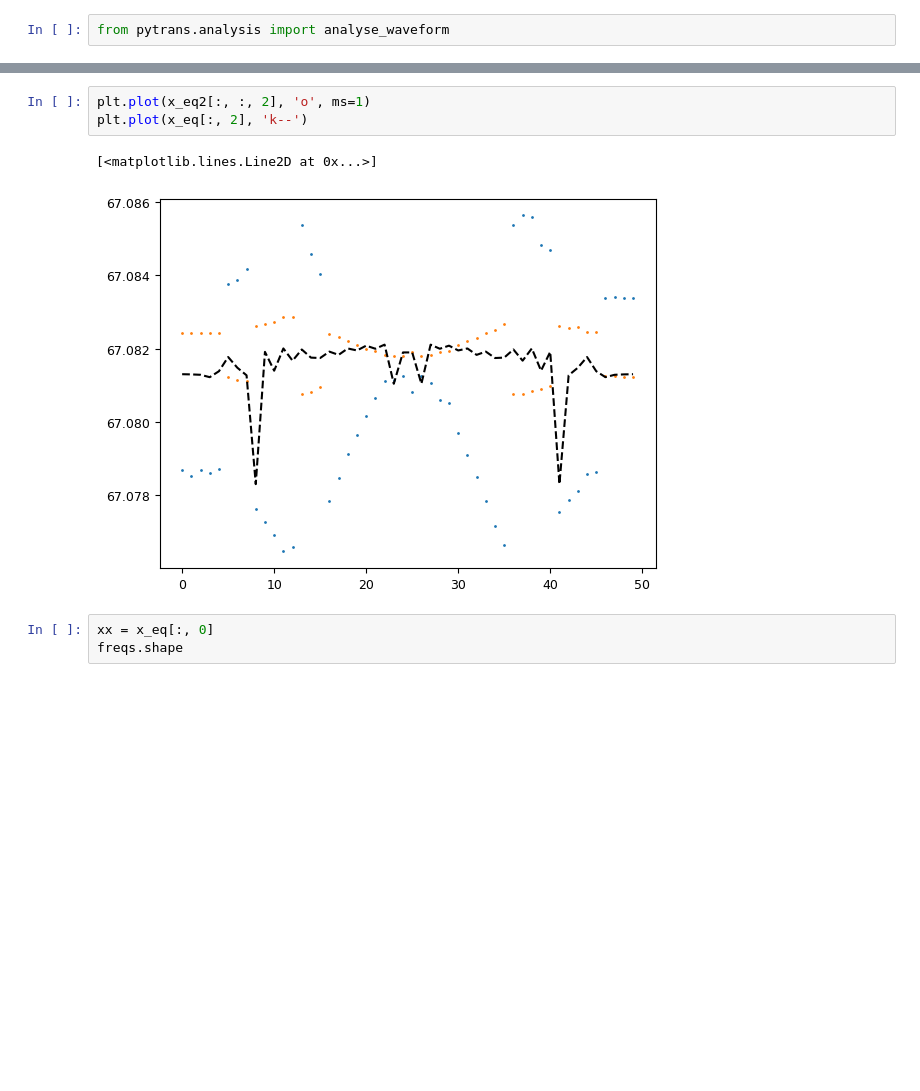
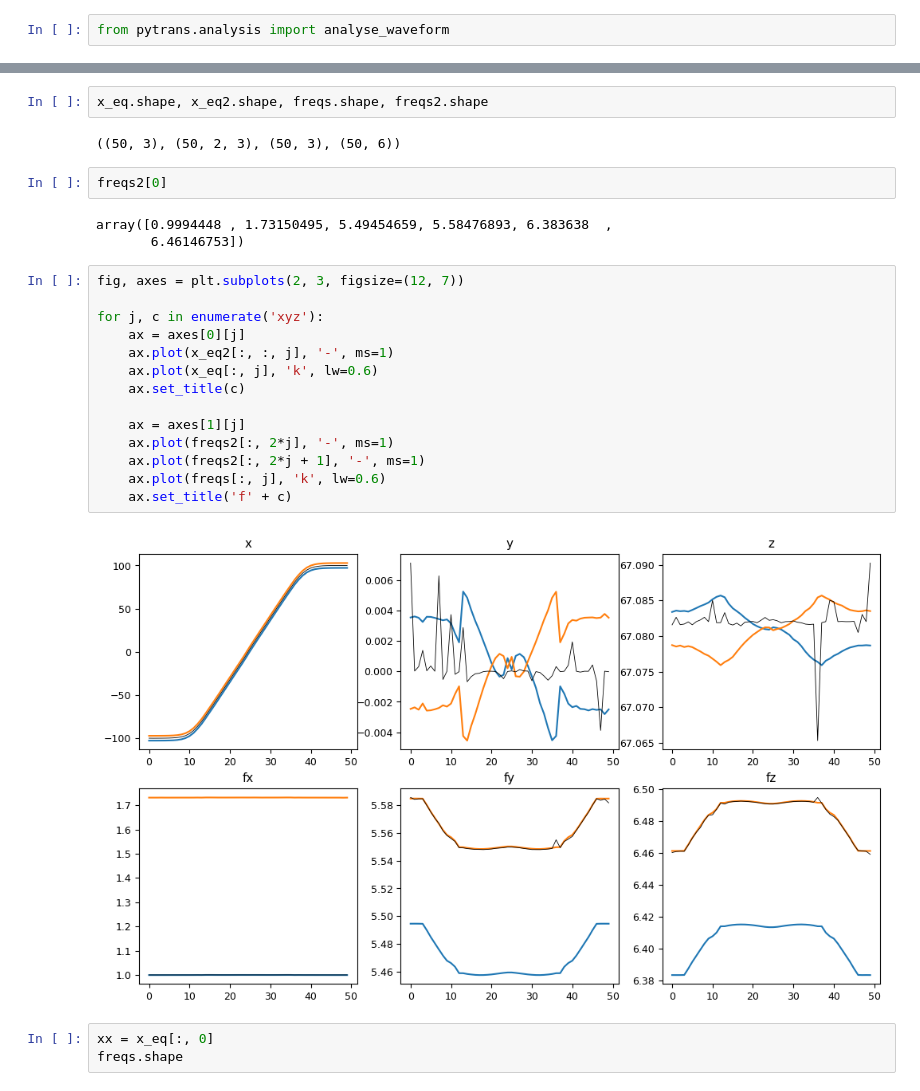
Before and after one commit to tiqi-group/pytrans-examples, a Jupyter notebook: examples/02_transport.ipynb, the cells around one changed output, grey strips where cells are left out. Saved outputs shown, nothing was run; the diff lists cells and outputs as text; blank space fills up the shorter version.

```diff
--- a/examples/02_transport.ipynb
+++ b/examples/02_transport.ipynb
@@ -146,9 +159,28 @@ x_eq2.shape
-# %%
-plt.plot(x_eq2[:, :, 2], 'o', ms=1)
-plt.plot(x_eq[:, 2], 'k--')
-# %% [output]
-[<matplotlib.lines.Line2D at 0x...>]
-[figure, removed]
+# %%
+x_eq.shape, x_eq2.shape, freqs.shape, freqs2.shape
+# %% [output]
+((50, 3), (50, 2, 3), (50, 3), (50, 6))
+# %%
+freqs2[0]
+# %% [output]
+array([0.9994448 , 1.73150495, 5.49454659, 5.58476893, 6.383638  ,
+       6.46146753])
+# %%
+fig, axes = plt.subplots(2, 3, figsize=(12, 7))
+
+for j, c in enumerate('xyz'):
+    ax = axes[0][j]
+    ax.plot(x_eq2[:, :, j], '-', ms=1)
+    ax.plot(x_eq[:, j], 'k', lw=0.6)
+    ax.set_title(c)
+
+    ax = axes[1][j]
+    ax.plot(freqs2[:, 2*j], '-', ms=1)
+    ax.plot(freqs2[:, 2*j + 1], '-', ms=1)
+    ax.plot(freqs[:, j], 'k', lw=0.6)
+    ax.set_title('f' + c)
+# %% [output]
+[figure, added]
 # %%
 xx = x_eq[:, 0]
 freqs.shape
```
Also changed, not shown: parts of 8 cells of this notebook, 6 other files.
